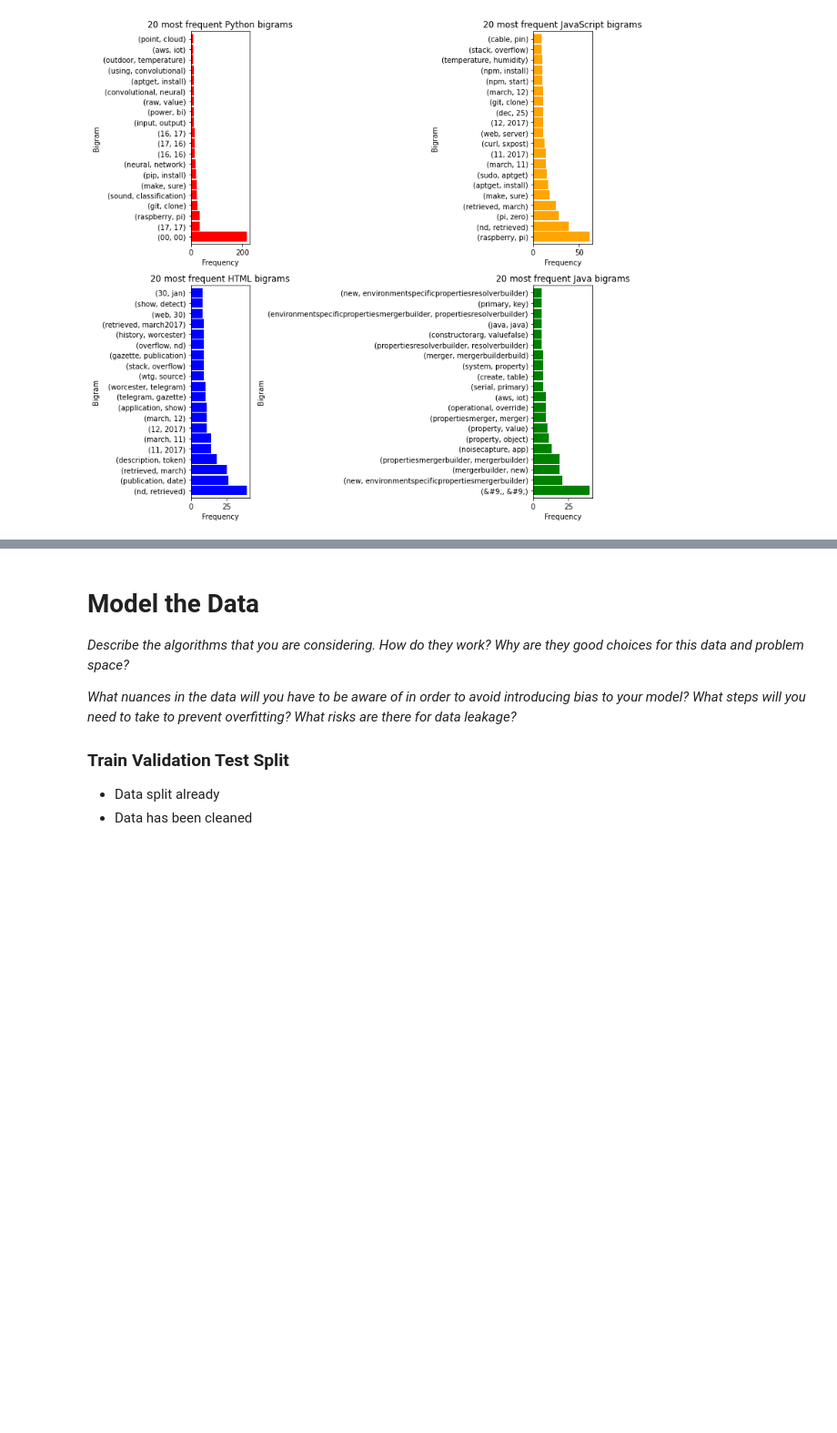
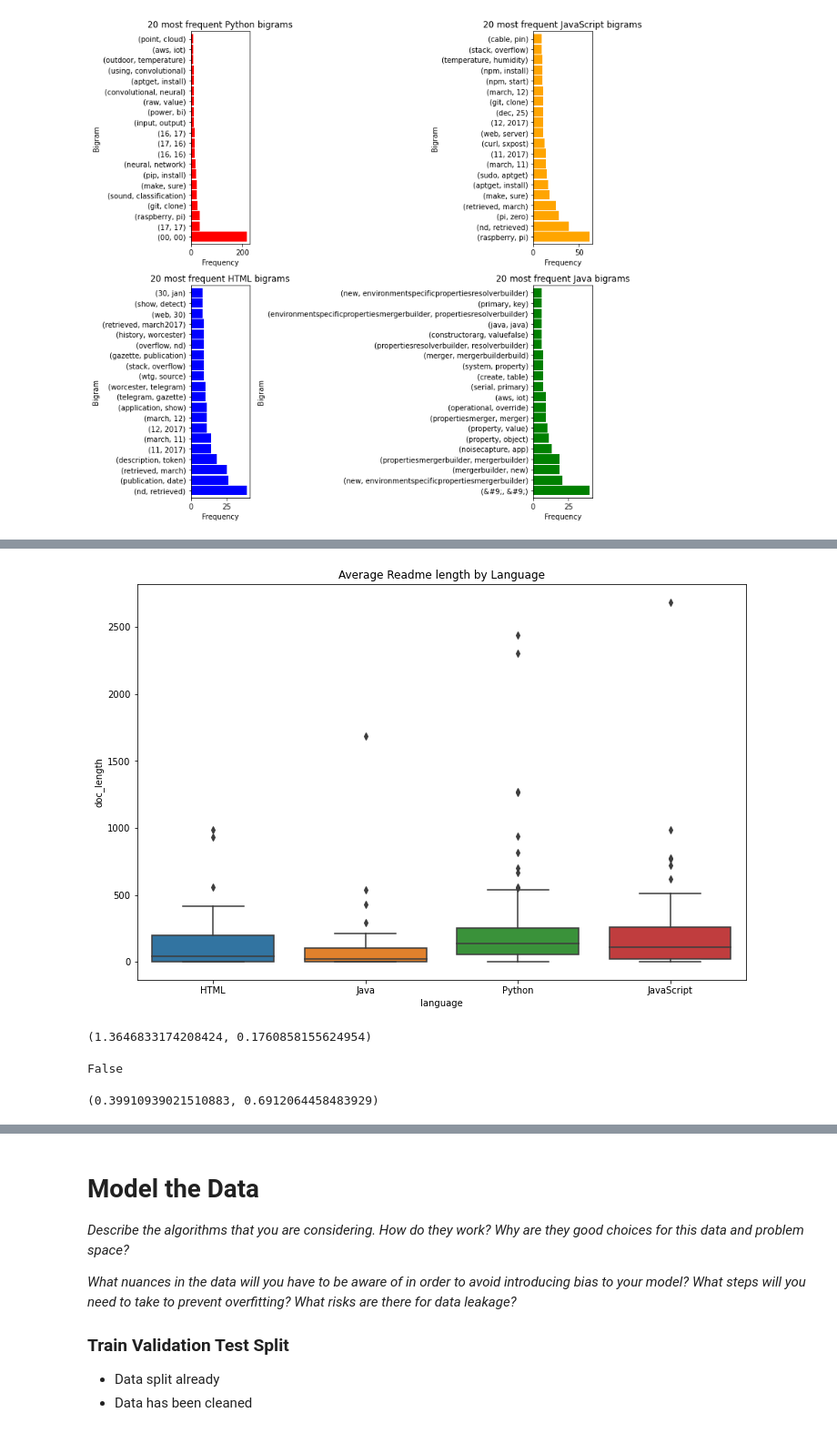
Before and after one commit to Data-Investigators/nlp_environmental_project, a Jupyter notebook: mvp.ipynb, the cells around one changed output, grey strips where cells are left out. Shown: that part at 91% size. Cells and saved outputs as stored; diff of their text form; code cells hidden in the pictures; blank space fills up the shorter version.

```diff
--- a/mvp.ipynb
+++ b/mvp.ipynb
@@ -426,0 +442,8 @@ plt.show()
+# %%
+# Visualize programming language by readme length
+plt.figure(figsize=(12,8))
+sns.boxplot(data=train_exp, x='language', y='doc_length')
+plt.title('Average Readme length by Language')
+plt.show()
+# %% [output]
+[figure, added]
@@ -426,0 +457,17 @@ plt.show()
+# %%
+# Python vs. overall mean
+t, p = stats.ttest_1samp(python_sample, overall_mean)
+t, p
+# %% [output]
+(1.3646833174208424, 0.1760858155624954)
+# %%
+p < alpha
+# We fail to reject the null hypothesis and conclude there is no significant difference.
+# %% [output]
+False
+# %%
+# JavaScript vs. overall mean
+t, p = stats.ttest_1samp(js_sample, overall_mean)
+t, p
+# %% [output]
+(0.39910939021510883, 0.6912064458483929)
```
Also changed, not shown: parts of 11 cells of this notebook, 1 other file.
